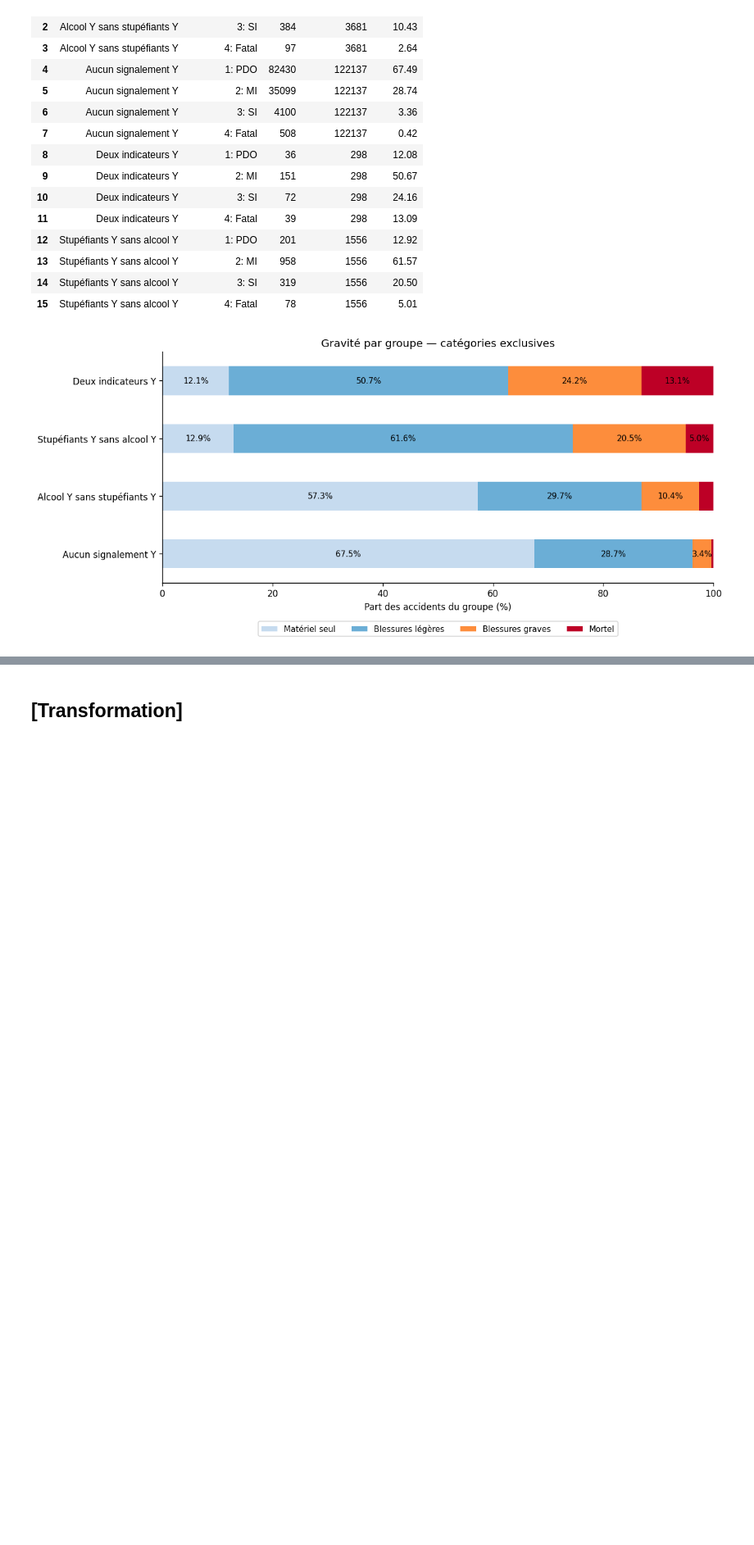
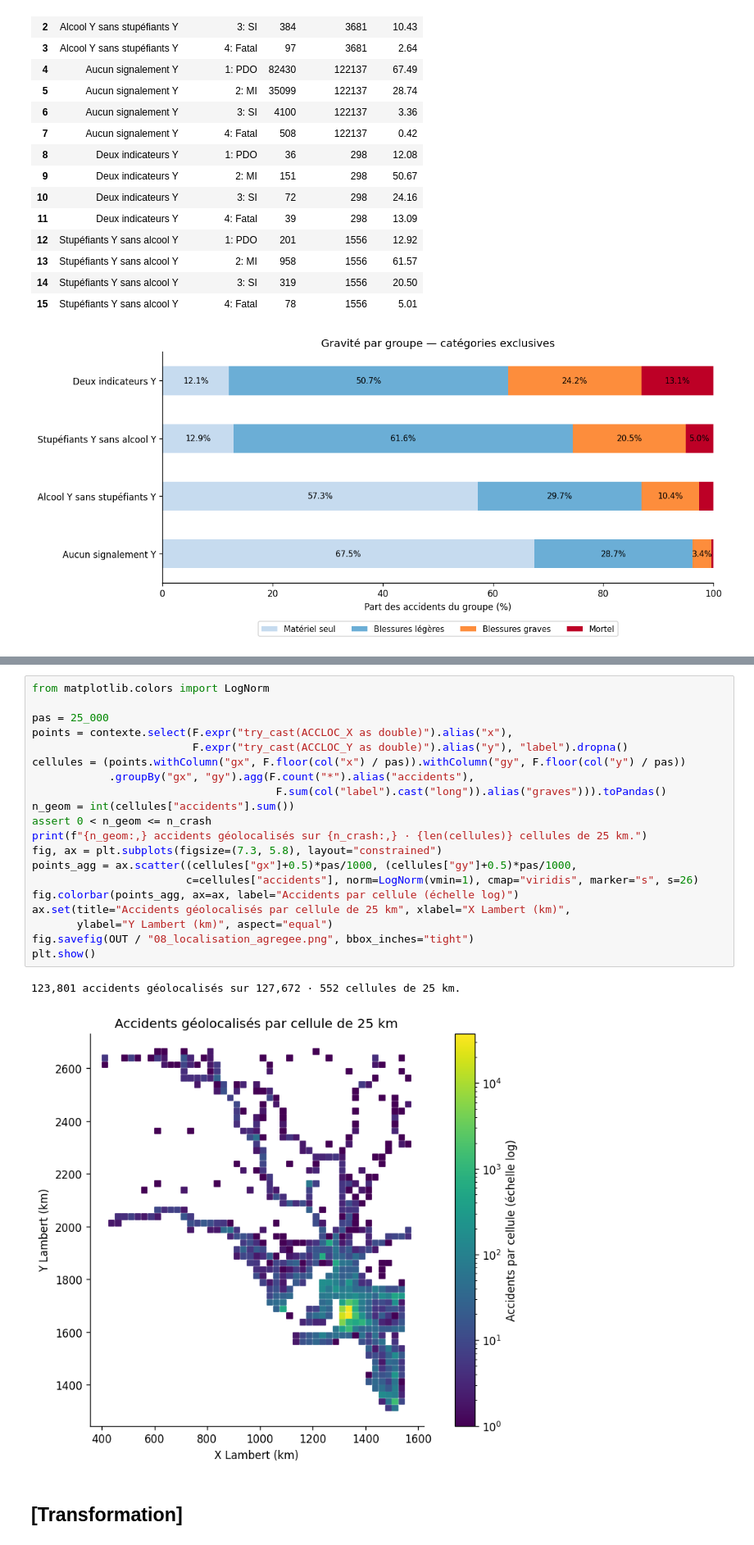
Before and after one commit to alex-abdallah/bigData, a Jupyter notebook: TP2/Road_Crash_PySpark.ipynb, the cells around one changed output, grey strips where cells are left out. Shown at 82% size. Drawn from its saved outputs; the diff is of its cells as text; blank space fills up the shorter version.

```diff
--- a/TP2/Road_Crash_PySpark.ipynb
+++ b/TP2/Road_Crash_PySpark.ipynb
@@ -292,2 +598,25 @@ chaque accident avant les agrégations.
+# %%
+from matplotlib.colors import LogNorm
+
+pas = 25_000
+points = contexte.select(F.expr("try_cast(ACCLOC_X as double)").alias("x"),
+                         F.expr("try_cast(ACCLOC_Y as double)").alias("y"), "label").dropna()
+cellules = (points.withColumn("gx", F.floor(col("x") / pas)).withColumn("gy", F.floor(col("y") / pas))
+            .groupBy("gx", "gy").agg(F.count("*").alias("accidents"),
+                                      F.sum(col("label").cast("long")).alias("graves"))).toPandas()
+n_geom = int(cellules["accidents"].sum())
+assert 0 < n_geom <= n_crash
+print(f"{n_geom:,} accidents géolocalisés sur {n_crash:,} · {len(cellules)} cellules de 25 km.")
+fig, ax = plt.subplots(figsize=(7.3, 5.8), layout="constrained")
+points_agg = ax.scatter((cellules["gx"]+0.5)*pas/1000, (cellules["gy"]+0.5)*pas/1000,
+                        c=cellules["accidents"], norm=LogNorm(vmin=1), cmap="viridis", marker="s", s=26)
+fig.colorbar(points_agg, ax=ax, label="Accidents par cellule (échelle log)")
+ax.set(title="Accidents géolocalisés par cellule de 25 km", xlabel="X Lambert (km)",
+       ylabel="Y Lambert (km)", aspect="equal")
+fig.savefig(OUT / "08_localisation_agregee.png", bbox_inches="tight")
+plt.show()
+# %% [output]
+123,801 accidents géolocalisés sur 127,672 · 552 cellules de 25 km.
+[figure, added]
 # %% [markdown]
 ## [Transformation]
```
Also changed, not shown: parts of 86 cells of this notebook, 24 other files.
